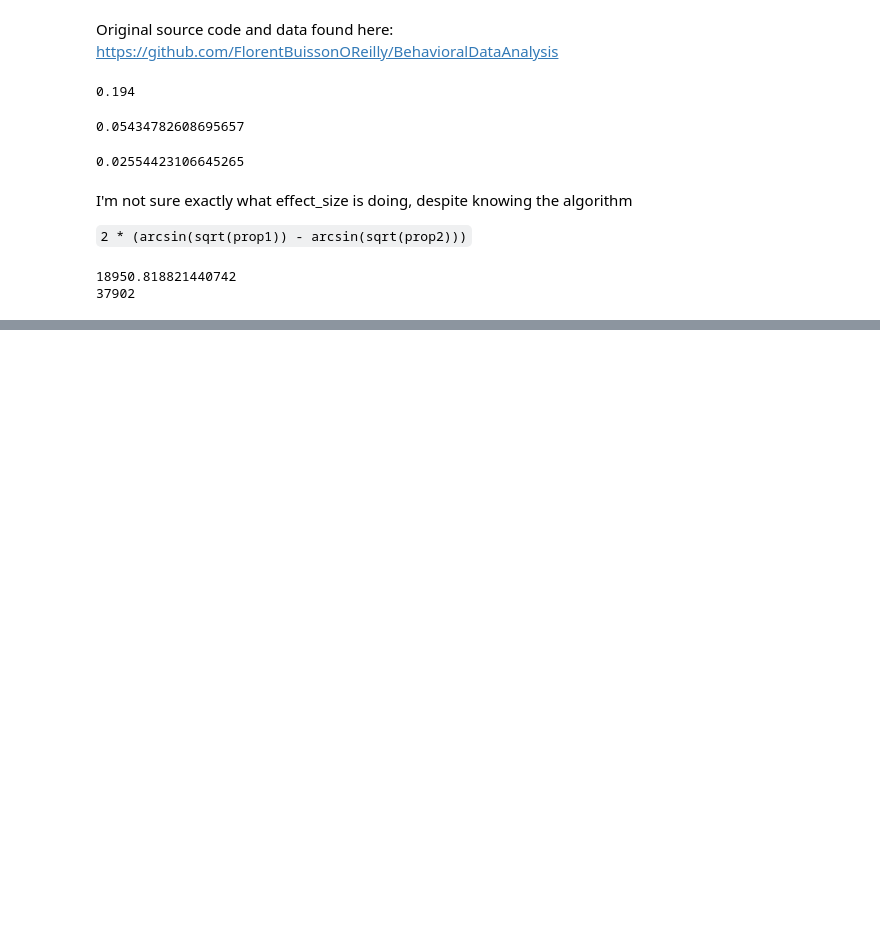
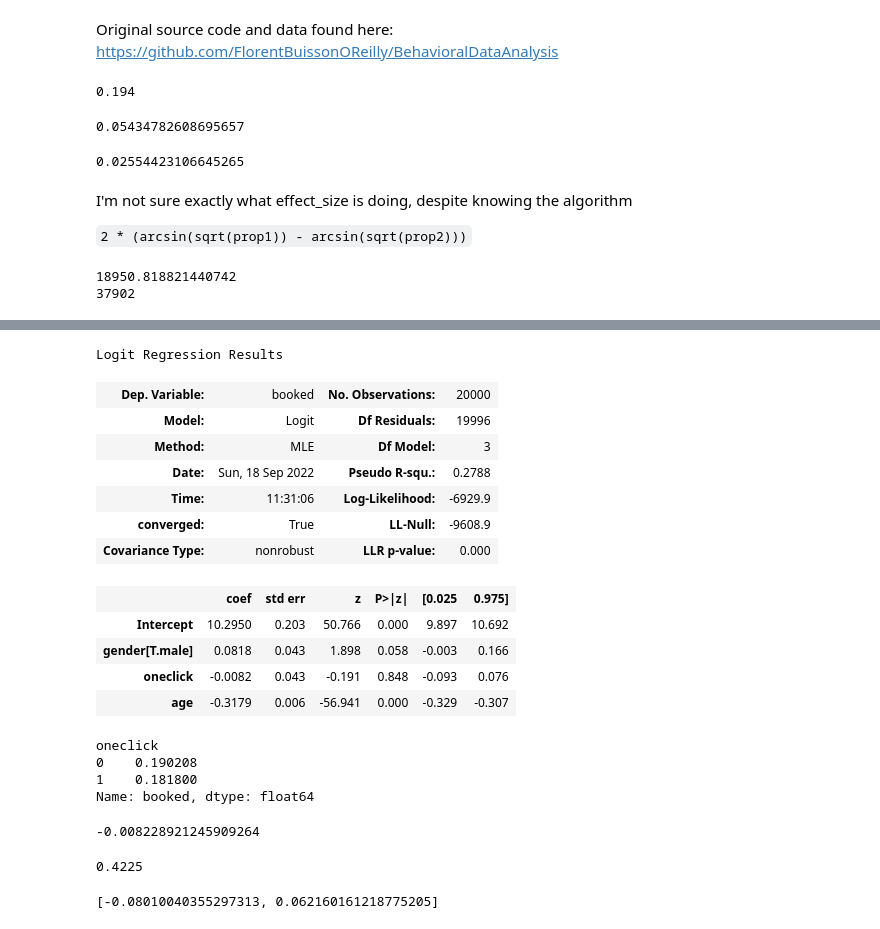
Before and after one commit to shane-kercheval/python-examples, a Jupyter notebook: examples/behavioral_data_analysis/ab_tests.ipynb, the cells around one changed output, grey strips where cells are left out. Drawn from its saved outputs; the diff is of its cells as text; code cells hidden in the pictures; blank space fills up the shorter version.

```diff
--- a/examples/behavioral_data_analysis/ab_tests.ipynb
+++ b/examples/behavioral_data_analysis/ab_tests.ipynb
@@ -116,0 +162,41 @@ fig.update_layout(yaxis={'range':[0, max(combos['Sample Size']) * 1.10]})
+# %%
+import statsmodels.formula.api as smf
+from statsmodels.formula.api import ols
+
+### Null experimental dataset
+exp_null_data_df = hist_data_df.copy().sample(20000)
+exp_null_data_df['oneclick'] = np.where(np.random.uniform(0,1,20000) >= 0.5, 1, 0)
+mod = smf.logit('booked ~ oneclick + age + gender', data = exp_null_data_df)
+mod.fit(disp=0).summary()
+# %% [output]
+Logit Regression Results
+| Dep. Variable: | booked | No. Observations: | 20000 |
+| Model: | Logit | Df Residuals: | 19996 |
+| Method: | MLE | Df Model: | 3 |
+| Date: | Sun, 18 Sep 2022 | Pseudo R-squ.: | 0.2788 |
+| Time: | 11:31:06 | Log-Likelihood: | -6929.9 |
+| converged: | True | LL-Null: | -9608.9 |
+| Covariance Type: | nonrobust | LLR p-value: | 0.000 |
+|  | coef | std err | z | P>|z| | [0.025 | 0.975] |
+| Intercept | 10.2950 | 0.203 | 50.766 | 0.000 | 9.897 | 10.692 |
+| gender[T.male] | 0.0818 | 0.043 | 1.898 | 0.058 | -0.003 | 0.166 |
+| oneclick | -0.0082 | 0.043 | -0.191 | 0.848 | -0.093 | 0.076 |
+| age | -0.3179 | 0.006 | -56.941 | 0.000 | -0.329 | -0.307 |
+# %%
+exp_null_data_df.groupby('oneclick')['booked'].agg(np.mean)
+# %% [output]
+oneclick
+0    0.190208
+1    0.181800
+Name: booked, dtype: float64
+# %%
+## Metric function
+def log_reg_fun(dat_df):
+    model = smf.logit('booked ~ oneclick + age + gender', data = dat_df)
+    res = model.fit(disp=0)
+    coeff = res.params['oneclick']
+    return coeff
+
+log_reg_fun(exp_null_data_df)
+# %% [output]
+-0.008228921245909264
@@ -116,0 +222,21 @@ fig.update_layout(yaxis={'range':[0, max(combos['Sample Size']) * 1.10]})
+# %%
+(np.array(coeffs_result) > 0).mean()
+# %% [output]
+0.4225
+# %%
+## Bootstrap CI function
+def boot_CI_fun(dat_df, metric_fun, num_sims = 100, conf_level = 0.9):
+    """Create bootstrap confidence intervals for a given number of simulations/resamples."""
+    num_records = len(dat_df)
+
+    coeffs = [metric_fun(dat_df.sample(n=num_records, replace = True)) for _ in range(num_sims)]
+    coeffs.sort()
+    start_idx = round(num_sims * (1 - conf_level) / 2)
+    end_idx = -start_idx
+    confint = [coeffs[start_idx], coeffs[end_idx]]
+    return(confint)
+
+
+boot_CI_fun(dat_df=exp_null_data_df, metric_fun=log_reg_fun, num_sims=1000)
+# %% [output]
+[-0.08010040355297313, 0.062160161218775205]
```
Also changed, not shown: parts of 23 cells of this notebook.
